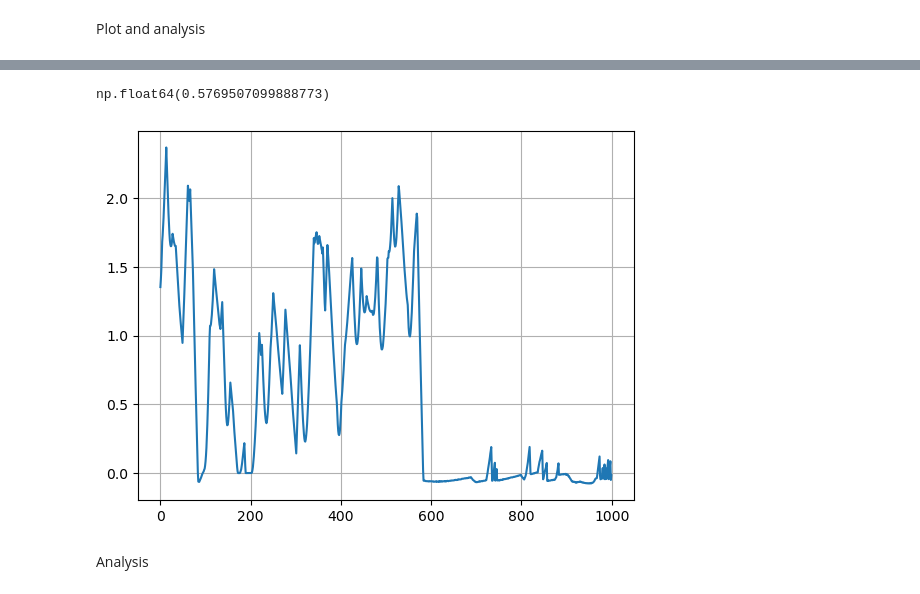
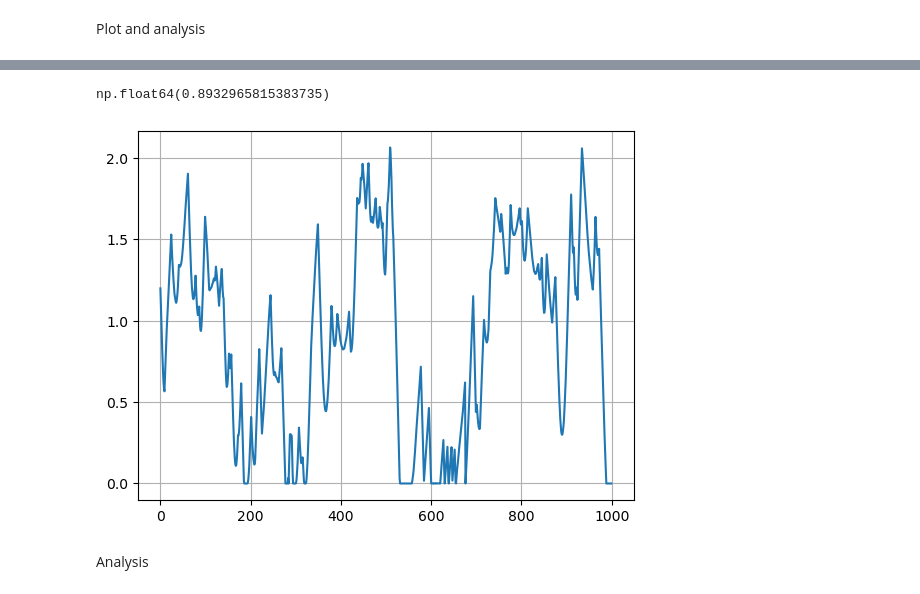
Before and after one commit to Bobomoto/PHYS250-Final-Project, a Jupyter notebook: Finalproject.ipynb, the cells around one changed output, grey strips where cells are left out. Cells and saved outputs as stored; diff of their text form; code cells hidden in the pictures.

```diff
--- a/Finalproject.ipynb
+++ b/Finalproject.ipynb
@@ -237,7 +237,7 @@ plt.show()
 #we can also change the fish to only respond to a certain angle of neighbor, like -pi/3 to pi/3 rad
 #error about 0.25 maybe, can change
 
-def updatefish(positions,radorientations,speeds,velocity, arenarange = 100, time = 0, timestep = 0.1, maxa = 1.0, maxdw = 0.8, erroracc = 0.05, errordw = 0.02, maxspd = 10):
+def updatefish(positions,radorientations,speeds,velocity, arenarange = 100, time = 0, timestep = 0.1, maxa = 1.0, maxdw = 0.8, erroracc = 0.05, errordw = 0.02, maxspd = 10, bias = 1):
     copypositions = positions.copy()
     time += timestep
     t = timestep
@@ -257,8 +257,6 @@ def updatefish(positions,radorientations,speeds,velocity, arenarange = 100, time
         #calculate the accelerations based on the dotproduct and the distance to the neighbor
         motaccpositive = maxa*dotproduct*np.tanh(neighdist/5) + Aerror
         motaccnegative = maxa*dotproduct + Aerror #assume no huge distance dependence
-        dwfar = maxdw*crossproduct*neighdist*np.exp(-neighdist/4) + Dwerror
-        dwnear = maxdw*crossproduct + Dwerror
 
         #Speed rule 1, attractve over R (2 body lengths)
         if neighdist > 2:
@@ -274,6 +272,12 @@ def updatefish(positions,radorientations,speeds,velocity, arenarange = 100, time
                 speeds[i] = max(0,speeds[i] - motaccnegative*t)
             else:
                 speeds[i] = speeds[i] = max(0, speeds[i] + Aerror*t)
+
+        #bias between forward and backward alignment
+        backmaxdw = bias*maxdw
+
+        dwfar = maxdw*crossproduct*neighdist*np.exp(-neighdist/4) + Dwerror if np.sign(dotproduct) > 0 else backmaxdw*crossproduct*neighdist*np.exp(-neighdist/4) + Dwerror
+        dwnear = maxdw*crossproduct + Dwerror if np.sign(dotproduct) > 0 else backmaxdw*crossproduct + Dwerror
 
         #orientation rule 1, turn towards nearest neighbor
         if neighdist > 2: #radpersecond
@@ -307,10 +311,10 @@ def updatefish(positions,radorientations,speeds,velocity, arenarange = 100, time
         awally = maxa*ywalldot + Dwerror
 
         if np.abs(xwalldist) < 2:
-            speeds[i] += awallx * t
+            speeds[i] = max(0,speeds[i] + awallx * t)
 
         if np.abs(ywalldist) < 2:
-            speeds[i] += awally * t
+            speeds[i] = max(0,speeds[i] + awally * t)
 
         #update velocity
         velocity[i] = (speeds[i]*np.cos(radorientations[i]),speeds[i]*np.sin(radorientations[i]))
@@ -445,13 +449,13 @@ plotvel(pos, motorientations, motspeeds, viewrange = (-plotmaxcoord,plotmaxcoord
 # %%
 #plot changes in speed:
 speedarray
-speedonefish = [array[1] for array in speedarray]
+speedonefish = [array[9] for array in speedarray]
 plt.plot(np.arange(len(speedonefish)),speedonefish)
 plt.grid()
 np.mean(speedonefish)
 # %% [output]
-np.float64(0.5769507099888773)
+np.float64(0.8932965815383735)
-[figure, old version]
+[figure, new version]
 # %% [markdown]
 Analysis
 # %% [markdown]
```
Also changed, not shown: parts of 17 cells of this notebook.
